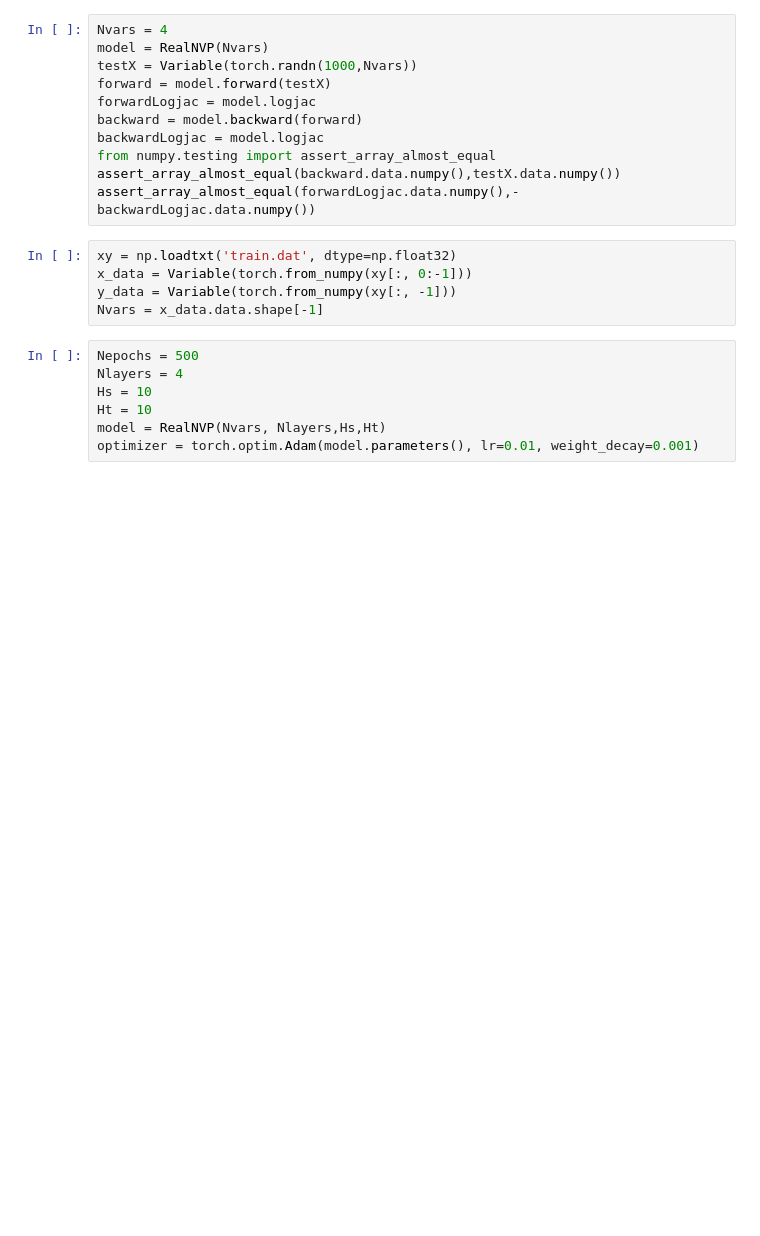
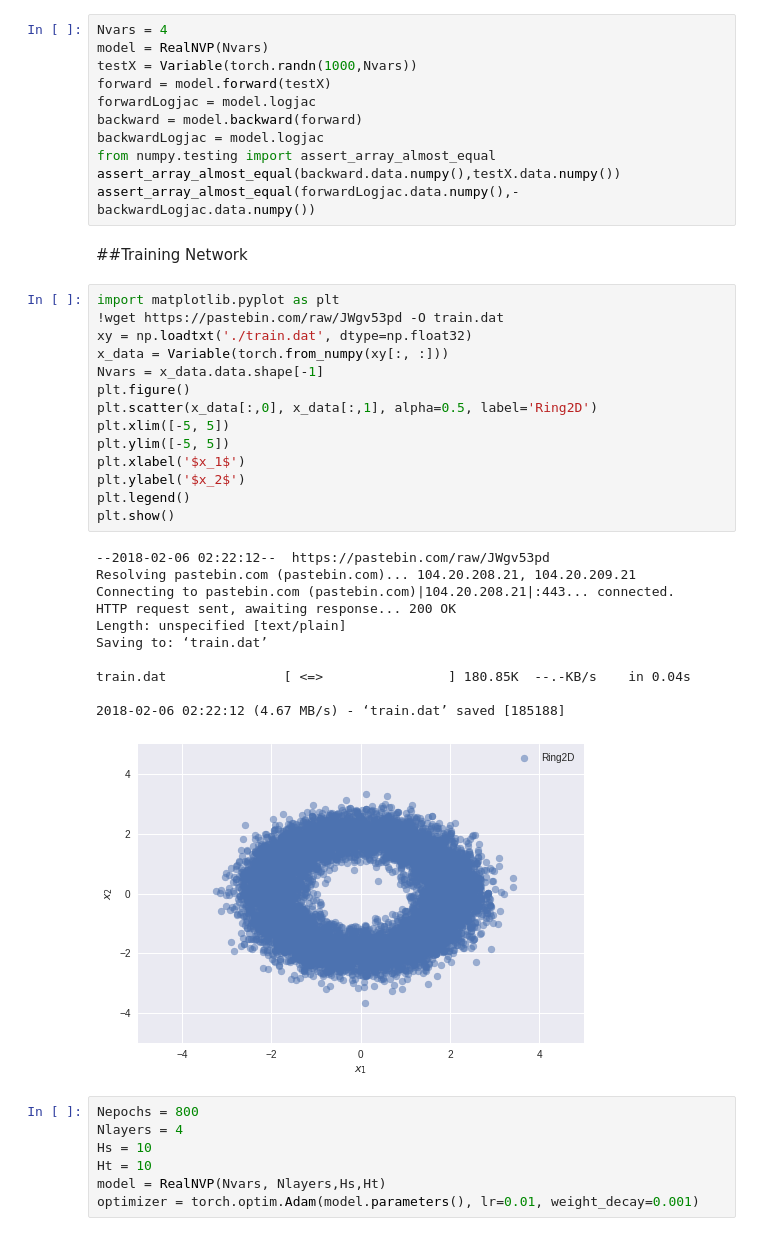
Before and after one commit to GiggleLiu/marburg, a Jupyter notebook: nice/realnvp.ipynb, the cells around one changed output. Drawn from its saved outputs; the diff is of its cells as text; blank space fills up the shorter version.

```diff
--- a/nice/realnvp.ipynb
+++ b/nice/realnvp.ipynb
@@ -90,13 +107,36 @@ backwardLogjac = model.logjac
 from numpy.testing import assert_array_almost_equal
 assert_array_almost_equal(backward.data.numpy(),testX.data.numpy())
 assert_array_almost_equal(forwardLogjac.data.numpy(),-backwardLogjac.data.numpy())
-# %%
-xy = np.loadtxt('train.dat', dtype=np.float32)
-x_data = Variable(torch.from_numpy(xy[:, 0:-1]))
-y_data = Variable(torch.from_numpy(xy[:, -1]))
-Nvars = x_data.data.shape[-1]
+# %% [markdown]
+##Training Network
+# %%
+import matplotlib.pyplot as plt
+!wget https://pastebin.com/raw/JWgv53pd -O train.dat
+xy = np.loadtxt('./train.dat', dtype=np.float32)
+x_data = Variable(torch.from_numpy(xy[:, :]))
+Nvars = x_data.data.shape[-1]
+plt.figure()
+plt.scatter(x_data[:,0], x_data[:,1], alpha=0.5, label='Ring2D')
+plt.xlim([-5, 5])
+plt.ylim([-5, 5])
+plt.xlabel('$x_1$')
+plt.ylabel('$x_2$')
+plt.legend()
+plt.show()
+# %% [output]
+--2018-02-06 02:22:12--  https://pastebin.com/raw/JWgv53pd
+Resolving pastebin.com (pastebin.com)... 104.20.208.21, 104.20.209.21
+Connecting to pastebin.com (pastebin.com)|104.20.208.21|:443... connected.
+HTTP request sent, awaiting response... 200 OK
+Length: unspecified [text/plain]
+Saving to: ‘train.dat’
+
+train.dat               [ <=>                ] 180.85K  --.-KB/s    in 0.04s
+
+2018-02-06 02:22:12 (4.67 MB/s) - ‘train.dat’ saved [185188]
+[figure, added]
 # %%
-Nepochs = 500
+Nepochs = 800
 Nlayers = 4
 Hs = 10
 Ht = 10
```
Also changed, not shown: parts of 7 cells of this notebook, 1 other file.
